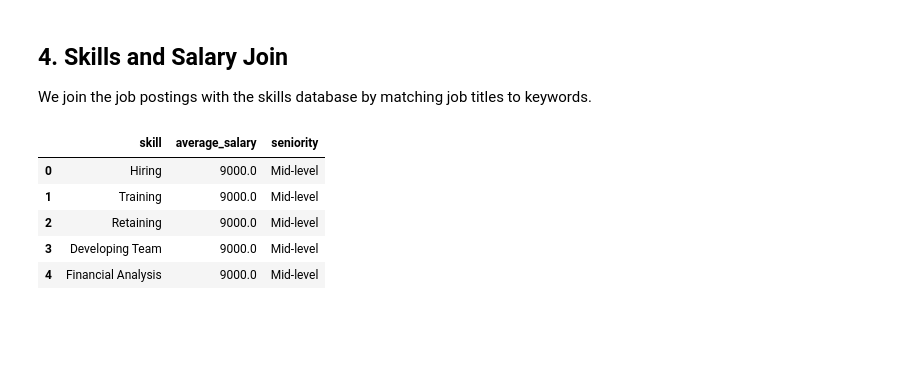
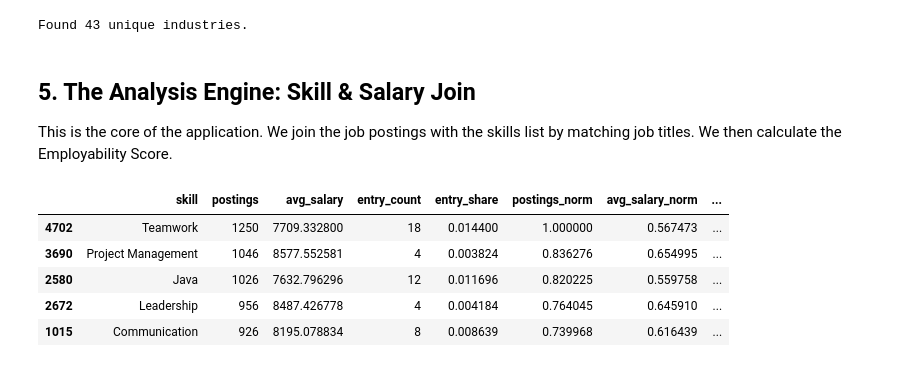
Before and after one commit to shuangmulin-io/ntu_project_1, a Jupyter notebook: ntu_proj_1.ipynb, the cells around one changed output. Cells and saved outputs as stored; diff of their text form; code cells hidden in the pictures; blank space fills up the shorter version.

```diff
--- a/ntu_proj_1.ipynb
+++ b/ntu_proj_1.ipynb
@@ -58,28 +65,58 @@ Data loaded and enriched successfully.
+# %%
+# Extract unique categories for the selection menu
+query_cats = """
+WITH cleaned_data AS (
+    SELECT categories FROM sg_jobs WHERE categories IS NOT NULL AND categories != ''
+)
+SELECT DISTINCT trim(unnest(regexp_extract_all(categories, 'category:([^},]+)', 1))) as cat
+FROM cleaned_data ORDER BY cat
+"""
+categories = con.execute(query_cats).df()['cat'].tolist()
+print(f"Found {len(categories)} unique industries.")
+# %% [output]
+Found 43 unique industries.
 # %% [markdown]
-## 4. Skills and Salary Join
-We join the job postings with the skills database by matching job titles to keywords.
+## 5. The Analysis Engine: Skill & Salary Join
+This is the core of the application. We join the job postings with the skills list by matching job titles. We then calculate the Employability Score.
 # %%
-# Example filtering for 'Information Technology' - you can modify this list
-selected_cat = ['Information Technology']
-cats_list = str(selected_cat)
+# Example: Analyzing 'Information Technology'
+selected_categories = ['Information Technology']
+cats_list = str(selected_categories)
 
-query = f"""
-    SELECT
-        trim(unnest(string_split(js.job_skills, ','))) as skill,
-        s.average_salary,
-        s.seniority
-    FROM sg_jobs s
-    INNER JOIN job_skills js
-       ON lower(trim(s.title)) = lower(replace(js.job_keyword, '-', ' '))
-    WHERE list_intersect(regexp_extract_all(s.categories, 'category:([^}},]+)', 1), {cats_list}::VARCHAR[]) != []
+query_analysis = f"""
+SELECT
+    trim(unnest(string_split(js.job_skills, ','))) as skill,
+    s.average_salary,
+    s.seniority
+FROM sg_jobs s
+INNER JOIN job_skills js ON lower(trim(s.title)) = lower(replace(js.job_keyword, '-', ' '))
+WHERE list_intersect(regexp_extract_all(s.categories, 'category:([^}},]+)', 1), {cats_list}::VARCHAR[]) != []
+AND s.average_salary IS NOT NULL
 """
 
-raw_df = con.execute(query).df()
-raw_df.head()
+raw_df = con.execute(query_analysis).df()
+
+# Calculate Score
+stats = raw_df.groupby('skill').agg(
+    postings=('skill', 'count'),
+    avg_salary=('average_salary', 'mean'),
+    entry_count=('seniority', lambda x: (x == 'Entry-level').sum())
+).reset_index()
+
+# Normalize and Weight (50% Demand, 30% Salary, 20% Accessibility)
+stats = stats[stats['postings'] > 2]
+stats['entry_share'] = stats['entry_count'] / stats['postings']
+
+for col in ['postings', 'avg_salary', 'entry_share']:
+    stats[f'{col}_norm'] = (stats[col] - stats[col].min()) / (stats[col].max() - stats[col].min())
+
+stats['employability_score'] = (stats['postings_norm'] * 0.5 + stats['avg_salary_norm'] * 0.3 + stats['entry_share_norm'] * 0.2)
+stats = stats.sort_values('employability_score', ascending=False)
+stats.head(5)
 # %% [output]
-|  | skill | average_salary | seniority |
-| 0 | Hiring | 9000.0 | Mid-level |
-| 1 | Training | 9000.0 | Mid-level |
-| 2 | Retaining | 9000.0 | Mid-level |
-| 3 | Developing Team | 9000.0 | Mid-level |
-| 4 | Financial Analysis | 9000.0 | Mid-level |
+|  | skill | postings | avg_salary | entry_count | entry_share | postings_norm | avg_salary_norm | ... |
+| 4702 | Teamwork | 1250 | 7709.332800 | 18 | 0.014400 | 1.000000 | 0.567473 | ... |
+| 3690 | Project Management | 1046 | 8577.552581 | 4 | 0.003824 | 0.836276 | 0.654995 | ... |
+| 2580 | Java | 1026 | 7632.796296 | 12 | 0.011696 | 0.820225 | 0.559758 | ... |
+| 2672 | Leadership | 956 | 8487.426778 | 4 | 0.004184 | 0.764045 | 0.645910 | ... |
+| 1015 | Communication | 926 | 8195.078834 | 8 | 0.008639 | 0.739968 | 0.616439 | ... |
```
Also changed, not shown: parts of 15 cells of this notebook.
